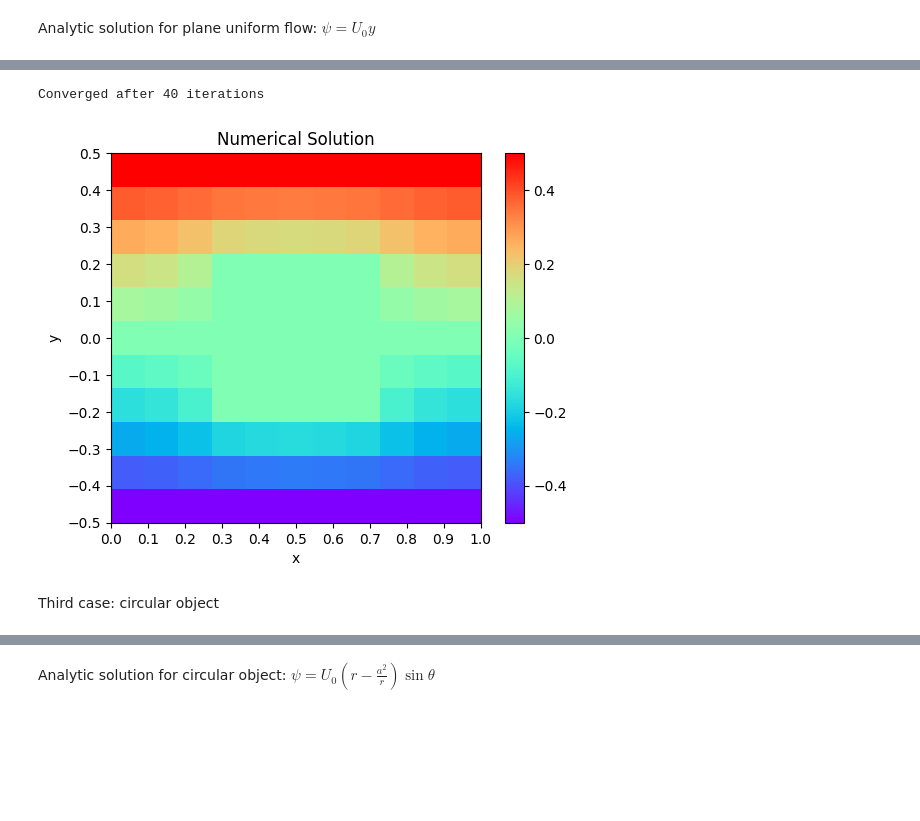
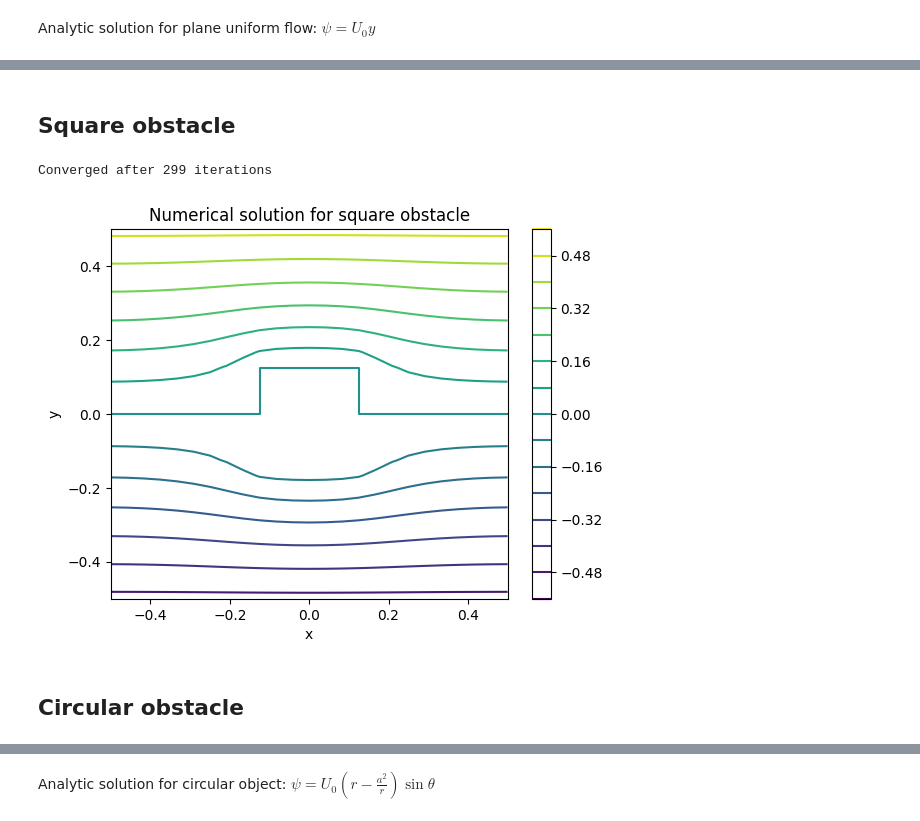
Before and after one commit to JackBarker7/practicals_code, a Jupyter notebook: CO25 - Laplace's Equation/CO25.ipynb, the cells around one changed output, grey strips where cells are left out. Cells and saved outputs as stored; diff of their text form; code cells hidden in the pictures; blank space fills up the shorter version.

```diff
--- a/CO25 - Laplace's Equation/CO25.ipynb
+++ b/CO25 - Laplace's Equation/CO25.ipynb
@@ -301,7 +317,7 @@ Converged after 12 iterations
 We start by modifing `laplace_solver` to solve Poisson's equation
 # %%
 def solve_poisson(
-    init_psi: np.ndarray, fixed_psi: np.ndarray, source: np.ndarray, N_iter: int = 60
+    init_psi: np.ndarray, fixed_psi: np.ndarray, source: np.ndarray, N_iter: int = 100
 ):
     """
     Author: Jack Barker, Date: 13/12/2022
@@ -485,0 +552,6 @@ Failed to converge after 60 iterations
+# %%
+grid_pts = 15
+fixed_psi = np.zeros((grid_pts, grid_pts), dtype=bool)
+f=line_charges([1,1,-1,-1,1], [[1,1], [3,8], [10,4], [7,9],[14,7]], fixed_psi, 25)
+plt.title(f"Field of random distribution of charges \n $q=\pm1$ in unearthed box")
+plt.show()
@@ -494,7 +569,7 @@ def solve_fluid(
     alpha: float = 1.35,
 ) -> np.ndarray:
     """
-    Author: Jack Barker, Date: 12/12/2022
+    Author: Jack Barker, Date: 13/12/2022
     Solves Laplace's equation with more complex boundary conditions.
     Boundary conditions are imposed where fixed_psi is True.
 
@@ -558,6 +633,6 @@ First case: plane uniform flow between parallel plates
 # %%
-# set up a 11x11 grid
-grid_pts = 11
+# set up a 25x25 grid
+grid_pts = 25
 init_psi = np.zeros((grid_pts, grid_pts))
 fixed_psi = np.zeros((grid_pts, grid_pts), dtype=bool)
 boundaries = np.zeros((grid_pts, grid_pts))
@@ -579,15 +654,13 @@ psi = solve_fluid(init_psi, fixed_psi, boundaries, N_iter=1000)
 
 
 # set up the x and y values for the plot
-x = np.linspace(0, 1, grid_pts)
+x = np.linspace(-y1, y1, grid_pts)
 y = np.linspace(-y1, y1, grid_pts)
 X, Y = np.meshgrid(x, y)
 Y = np.flip(Y)
 
 # plot the results
-plt.imshow(psi, cmap="rainbow", interpolation="nearest",extent = [0, 1, -y1, y1])
-plt.yticks(y)
-plt.xticks(x)
+plt.contour(X, Y, psi, 10)
 plt.xlabel("x")
 plt.ylabel("y")
 plt.title("Numerical solution for plane uniform flow")
@@ -623,6 +686,8 @@ Second case: square object
+# %% [markdown]
+## Square obstacle
 # %%
-# set up a 11x11 grid
-grid_pts = 11
+# set up a 25x25 grid
+grid_pts = 25
 init_psi = np.zeros((grid_pts, grid_pts))
 fixed_psi = np.zeros((grid_pts, grid_pts), dtype=bool)
 boundaries = np.zeros((grid_pts, grid_pts))
@@ -630,48 +695,39 @@ boundaries = np.zeros((grid_pts, grid_pts))
 # set up the boundary conditions
 y1 = 0.5
 U0 = 1
-size = 5  # obstacle size
+size = 7  # obstacle size
 # psi(x,y1) = U0y1
 boundaries[0, :] = U0 * y1
 # psi(x,-y1) = -U0y1
 boundaries[-1, :] = -U0 * y1
 
-
+# create the obstacle, which is a square of length `size`
 boundaries[
     int(grid_pts / 2 - size / 2) : int(grid_pts / 2 + size / 2),
     int(grid_pts / 2 - size / 2) : int(grid_pts / 2 + size / 2),
 ] = 0
 
 # set up the fixed points
 fixed_psi[0, :] = True
 fixed_psi[-1, :] = True
 fixed_psi[
     int(grid_pts / 2 - size / 2) : int(grid_pts / 2 + size / 2),
     int(grid_pts / 2 - size / 2) : int(grid_pts / 2 + size / 2),
 ] = True
 
 # solve the problem
 psi = solve_fluid(init_psi, fixed_psi, boundaries, N_iter=1000)
 
-
-# set up the x and y values for the plot
-x = np.linspace(0, 1, grid_pts)
-y = np.linspace(-y1, y1, grid_pts)
-X, Y = np.meshgrid(x, y)
-Y = np.flip(Y)
-
 # plot the results
-plt.imshow(psi, cmap="rainbow", interpolation="nearest", extent=[0, 1, -y1, y1])
-plt.yticks(y)
-plt.xticks(x)
+plt.contour(X, Y, psi, 15)
 plt.xlabel("x")
 plt.ylabel("y")
 plt.title("Numerical solution for square obstacle")
 plt.colorbar()
 plt.show()
 # %% [output]
-Converged after 40 iterations
+Converged after 299 iterations
-[figure, old version]
+[figure, new version]
-# %% [markdown]
-Third case: circular object
+# %% [markdown]
+## Circular obstacle
 # %%
```
Also changed, not shown: parts of 40 cells of this notebook, 23 other files.
